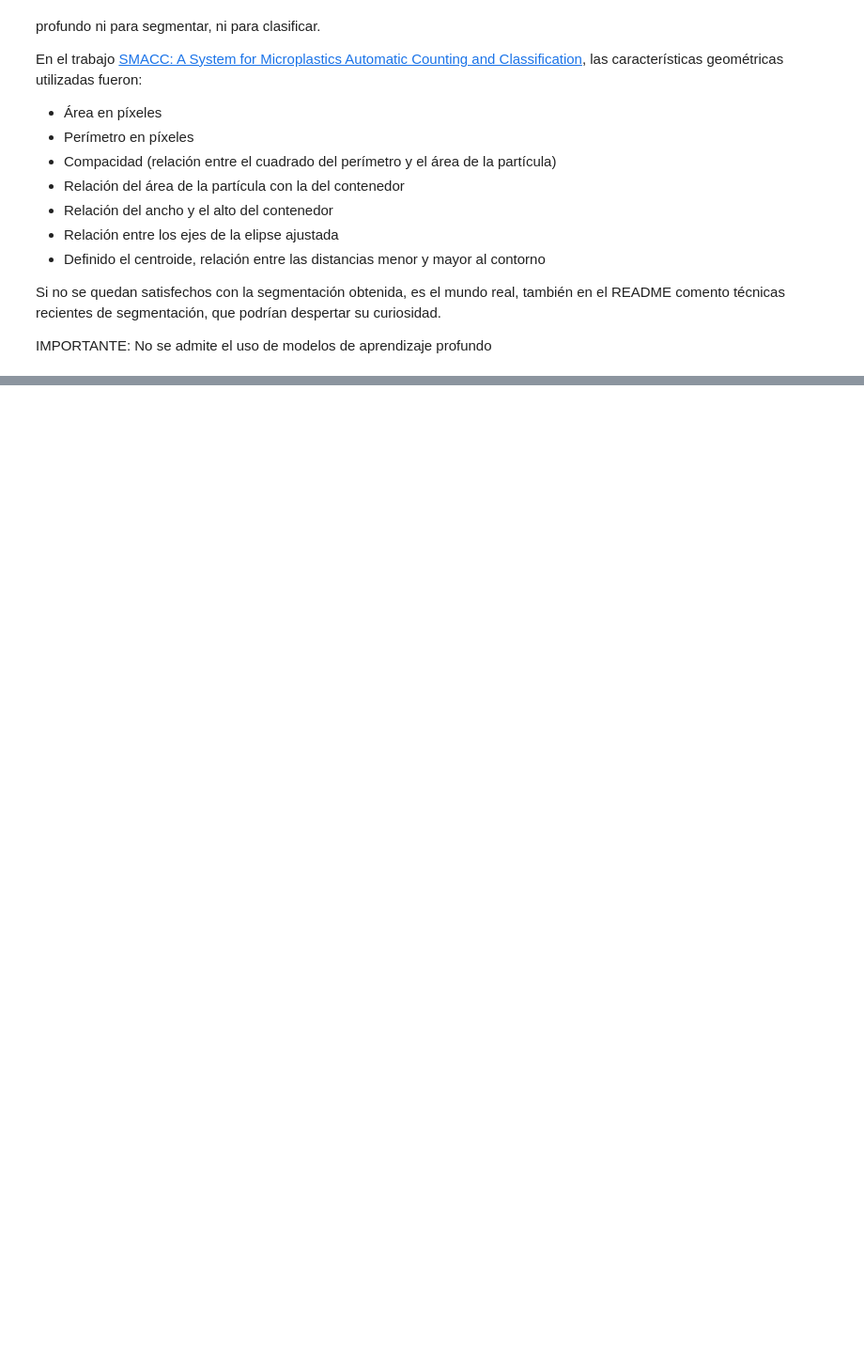
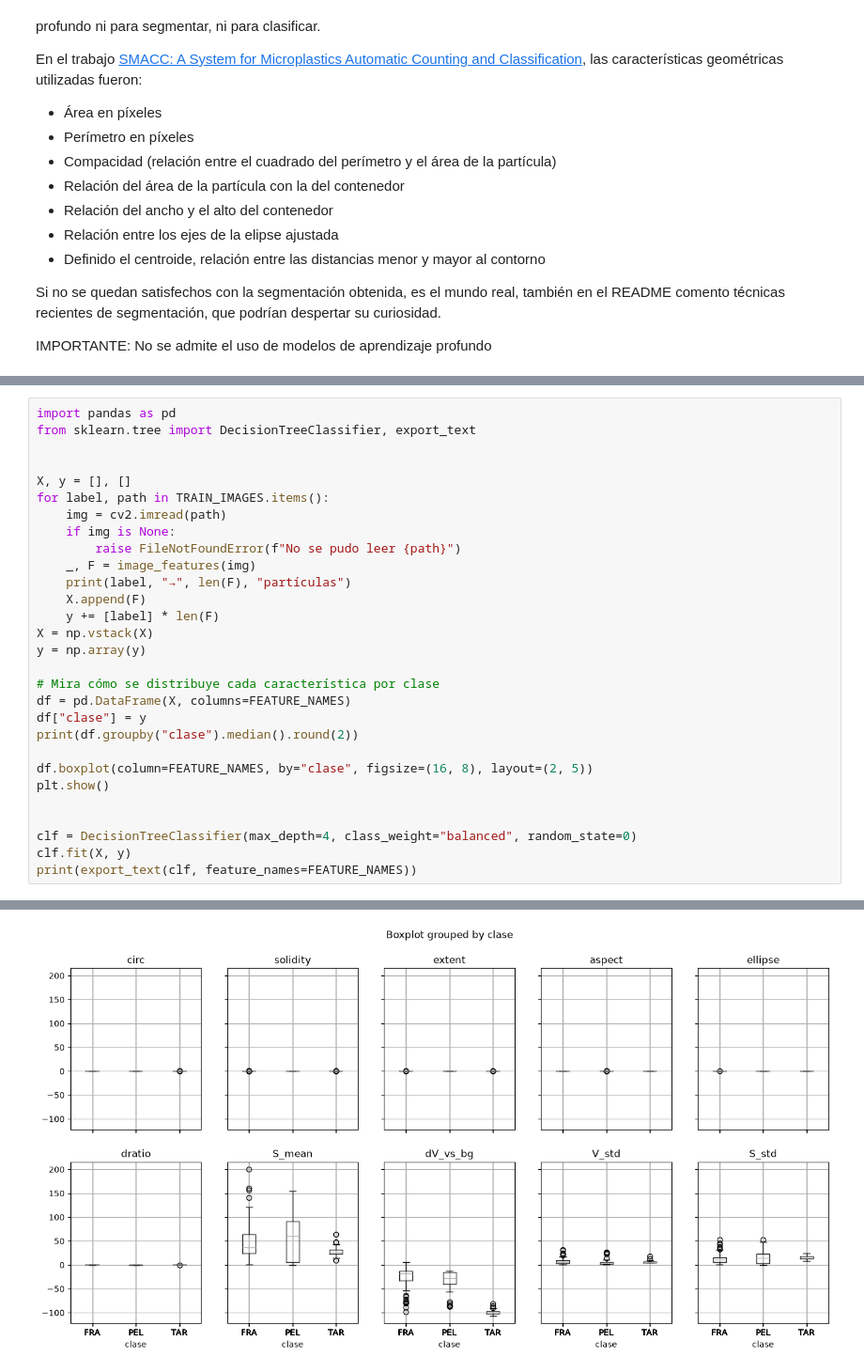
Before and after one commit to jesus-tdd/vc_P3, a Jupyter notebook: VC_P3.ipynb, the cells around one changed output, grey strips where cells are left out. Shown at 94% size. Saved outputs shown, nothing was run; the diff lists cells and outputs as text; blank space fills up the shorter version.

```diff
--- a/VC_P3.ipynb
+++ b/VC_P3.ipynb
@@ -599,0 +253,30 @@ IMPORTANTE: No se admite el uso de modelos de aprendizaje profundo
+# %%
+import pandas as pd
+from sklearn.tree import DecisionTreeClassifier, export_text
+
+
+X, y = [], []
+for label, path in TRAIN_IMAGES.items():
+    img = cv2.imread(path)
+    if img is None:
+        raise FileNotFoundError(f"No se pudo leer {path}")
+    _, F = image_features(img)
+    print(label, "→", len(F), "partículas")
+    X.append(F)
+    y += [label] * len(F)
+X = np.vstack(X)
+y = np.array(y)
+
+# Mira cómo se distribuye cada característica por clase
+df = pd.DataFrame(X, columns=FEATURE_NAMES)
+df["clase"] = y
+print(df.groupby("clase").median().round(2))
+
+df.boxplot(column=FEATURE_NAMES, by="clase", figsize=(16, 8), layout=(2, 5))
+plt.show()
+
+
+clf = DecisionTreeClassifier(max_depth=4, class_weight="balanced", random_state=0)
+clf.fit(X, y)
+print(export_text(clf, feature_names=FEATURE_NAMES))
+# %% [output]
@@ -599,0 +297 @@ IMPORTANTE: No se admite el uso de modelos de aprendizaje profundo
+[figure, added]
```
Also changed, not shown: parts of 25 cells of this notebook.
